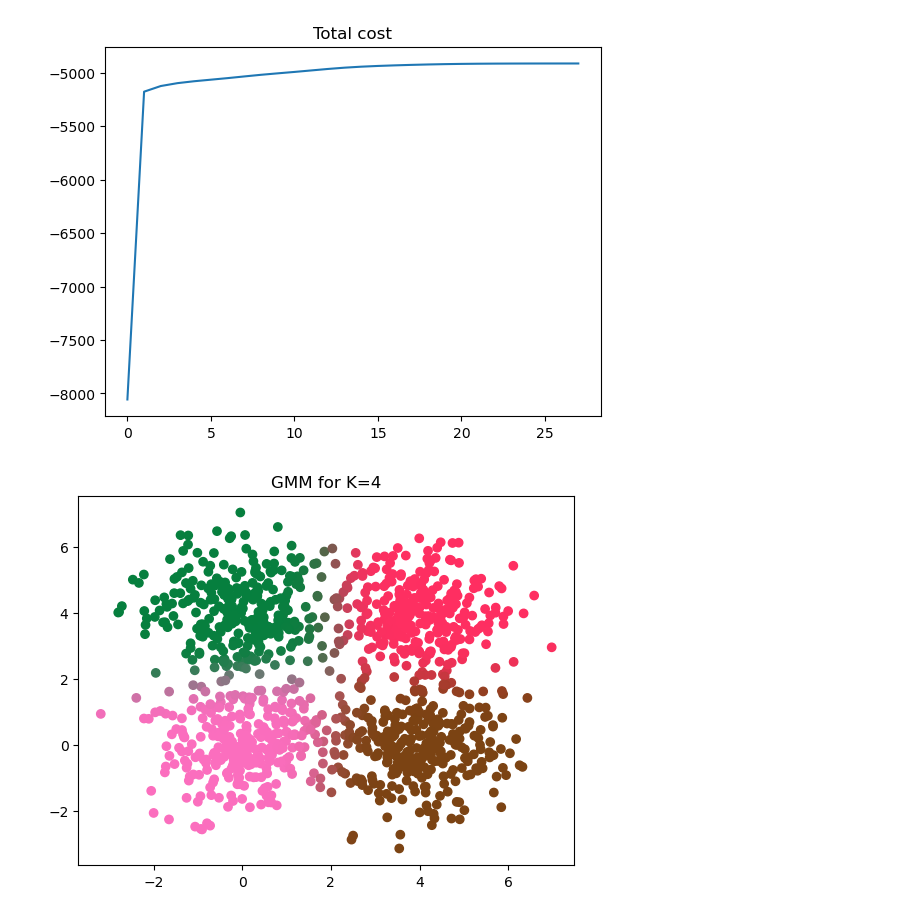
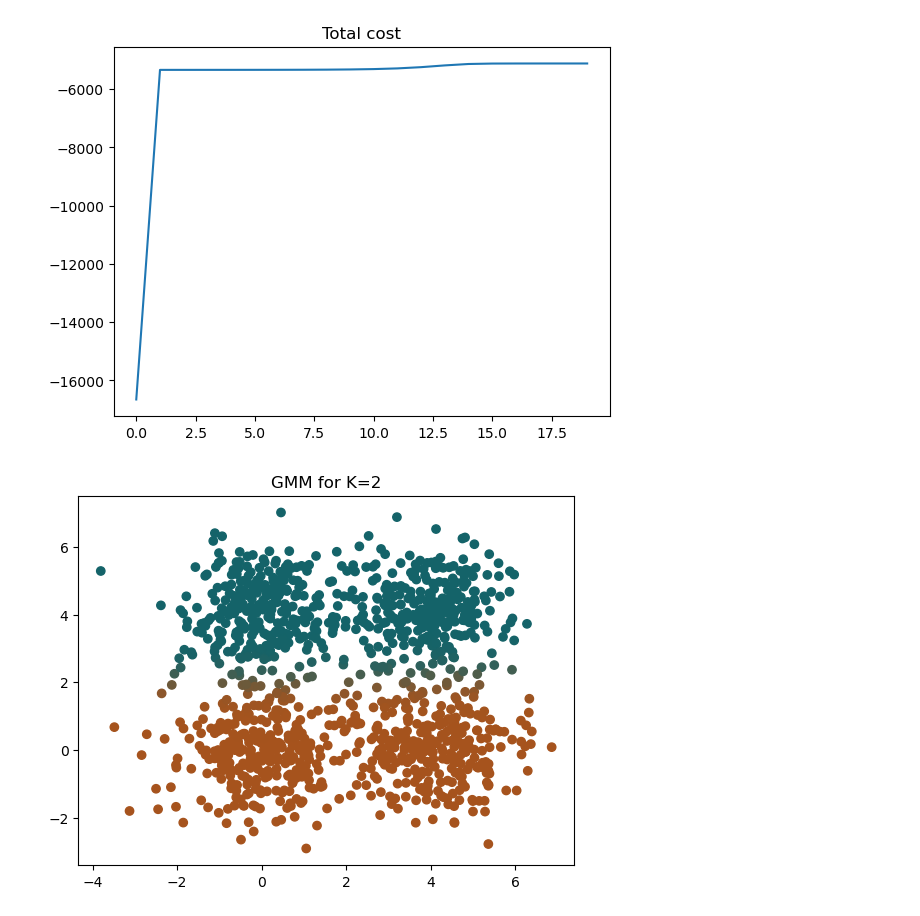
Before and after one commit to capta1Nemo/Workspace, a Jupyter notebook: Gravitational_lense/gaussian_mixture.ipynb, the cells around one changed output. Cells and saved outputs as stored; diff of their text form; code cells hidden in the pictures.

```diff
--- a/Gravitational_lense/gaussian_mixture.ipynb
+++ b/Gravitational_lense/gaussian_mixture.ipynb
@@ -79,7 +79,7 @@ class GaussianMixtureModels(object):
                     plt.show()
                     break
 # %%
-G=GaussianMixtureModels(4)
+G=GaussianMixtureModels(2)
 G.create_data(4)
 G.initialize_param()
 G.calculate_parameters()
@@ -88,2 +88,2 @@ G.calculate_parameters()
-[figure, old version]
+[figure, new version]
-[figure, old version]
+[figure, new version]
```
Also changed, not shown: parts of 1 cell of this notebook.
